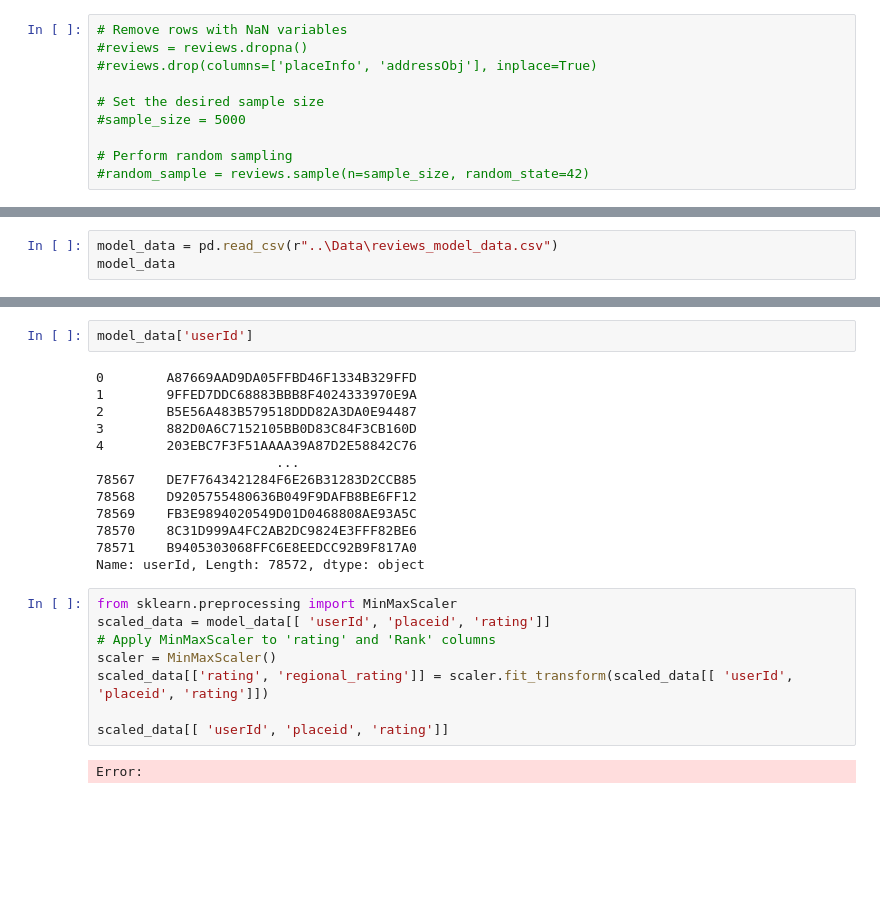
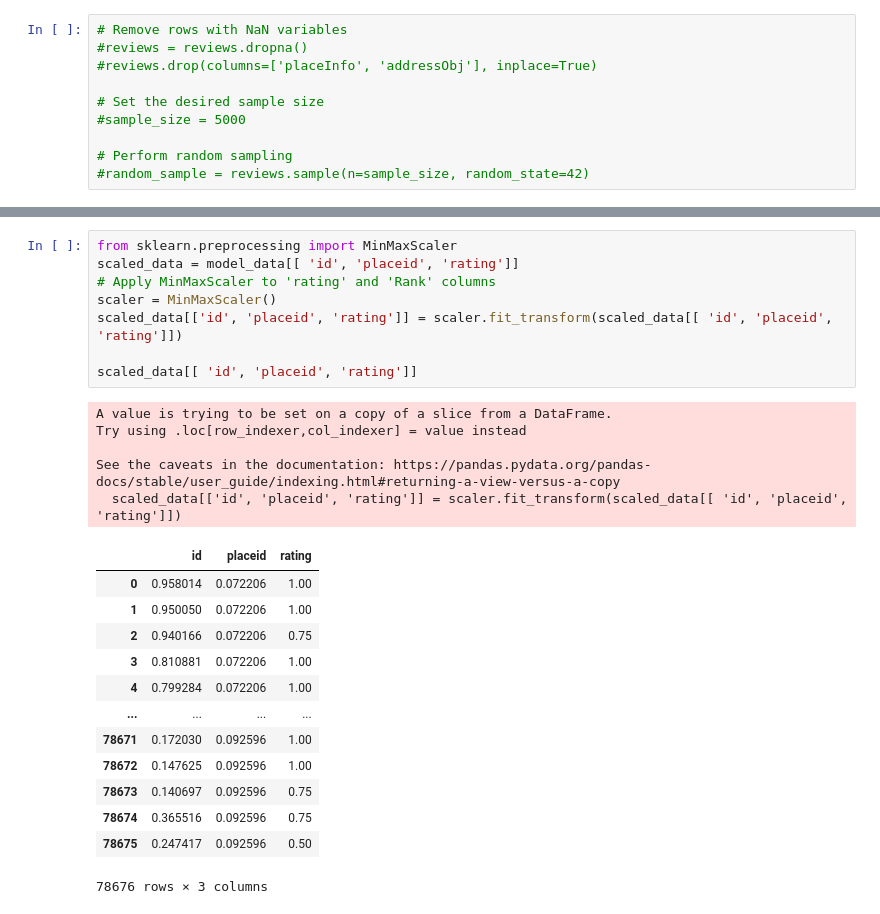
Before and after one commit to R3TR0Quan/travel-destination-recommendation-sys, a Jupyter notebook: misc_notebooks/ian_reviews_data.ipynb, the cells around one changed output, grey strips where cells are left out. Saved outputs shown, nothing was run; the diff lists cells and outputs as text; blank space fills up the shorter version.

```diff
--- a/misc_notebooks/ian_reviews_data.ipynb
+++ b/misc_notebooks/ian_reviews_data.ipynb
@@ -120,3 +127,0 @@ plt.show();
-# %%
-model_data = pd.read_csv(r"..\Data\reviews_model_data.csv")
-model_data
@@ -256,25 +253,27 @@ Index(['userId', 'placeid', 'rating', 'lang', 'text'], dtype='object')
-# %%
-model_data['userId']
-# %% [output]
-0        A87669AAD9DA05FFBD46F1334B329FFD
-1        9FFED7DDC68883BBB8F4024333970E9A
-2        B5E56A483B579518DDD82A3DA0E94487
-3        882D0A6C7152105BB0D83C84F3CB160D
-4        203EBC7F3F51AAAA39A87D2E58842C76
-                       ...
-78567    DE7F7643421284F6E26B31283D2CCB85
-78568    D9205755480636B049F9DAFB8BE6FF12
-78569    FB3E9894020549D01D0468808AE93A5C
-78570    8C31D999A4FC2AB2DC9824E3FFF82BE6
-78571    B9405303068FFC6E8EEDCC92B9F817A0
-Name: userId, Length: 78572, dtype: object
 # %%
 from sklearn.preprocessing import MinMaxScaler
-scaled_data = model_data[[ 'userId', 'placeid', 'rating']]
+scaled_data = model_data[[ 'id', 'placeid', 'rating']]
 # Apply MinMaxScaler to 'rating' and 'Rank' columns
 scaler = MinMaxScaler()
-scaled_data[['rating', 'regional_rating']] = scaler.fit_transform(scaled_data[[ 'userId', 'placeid', 'rating']])
+scaled_data[['id', 'placeid', 'rating']] = scaler.fit_transform(scaled_data[[ 'id', 'placeid', 'rating']])
 
-scaled_data[[ 'userId', 'placeid', 'rating']]
+scaled_data[[ 'id', 'placeid', 'rating']]
 # %% [output]
-Error:
+A value is trying to be set on a copy of a slice from a DataFrame.
+Try using .loc[row_indexer,col_indexer] = value instead
+
+See the caveats in the documentation: https://pandas.pydata.org/pandas-docs/stable/user_guide/indexing.html#returning-a-view-versus-a-copy
+  scaled_data[['id', 'placeid', 'rating']] = scaler.fit_transform(scaled_data[[ 'id', 'placeid', 'rating']])
+|  | id | placeid | rating |
+| 0 | 0.958014 | 0.072206 | 1.00 |
+| 1 | 0.950050 | 0.072206 | 1.00 |
+| 2 | 0.940166 | 0.072206 | 0.75 |
+| 3 | 0.810881 | 0.072206 | 1.00 |
+| 4 | 0.799284 | 0.072206 | 1.00 |
+| ... | ... | ... | ... |
+| 78671 | 0.172030 | 0.092596 | 1.00 |
+| 78672 | 0.147625 | 0.092596 | 1.00 |
+| 78673 | 0.140697 | 0.092596 | 0.75 |
+| 78674 | 0.365516 | 0.092596 | 0.75 |
+| 78675 | 0.247417 | 0.092596 | 0.50 |
+78676 rows × 3 columns
```
Also changed, not shown: parts of 17 cells of this notebook, 6 other files.
